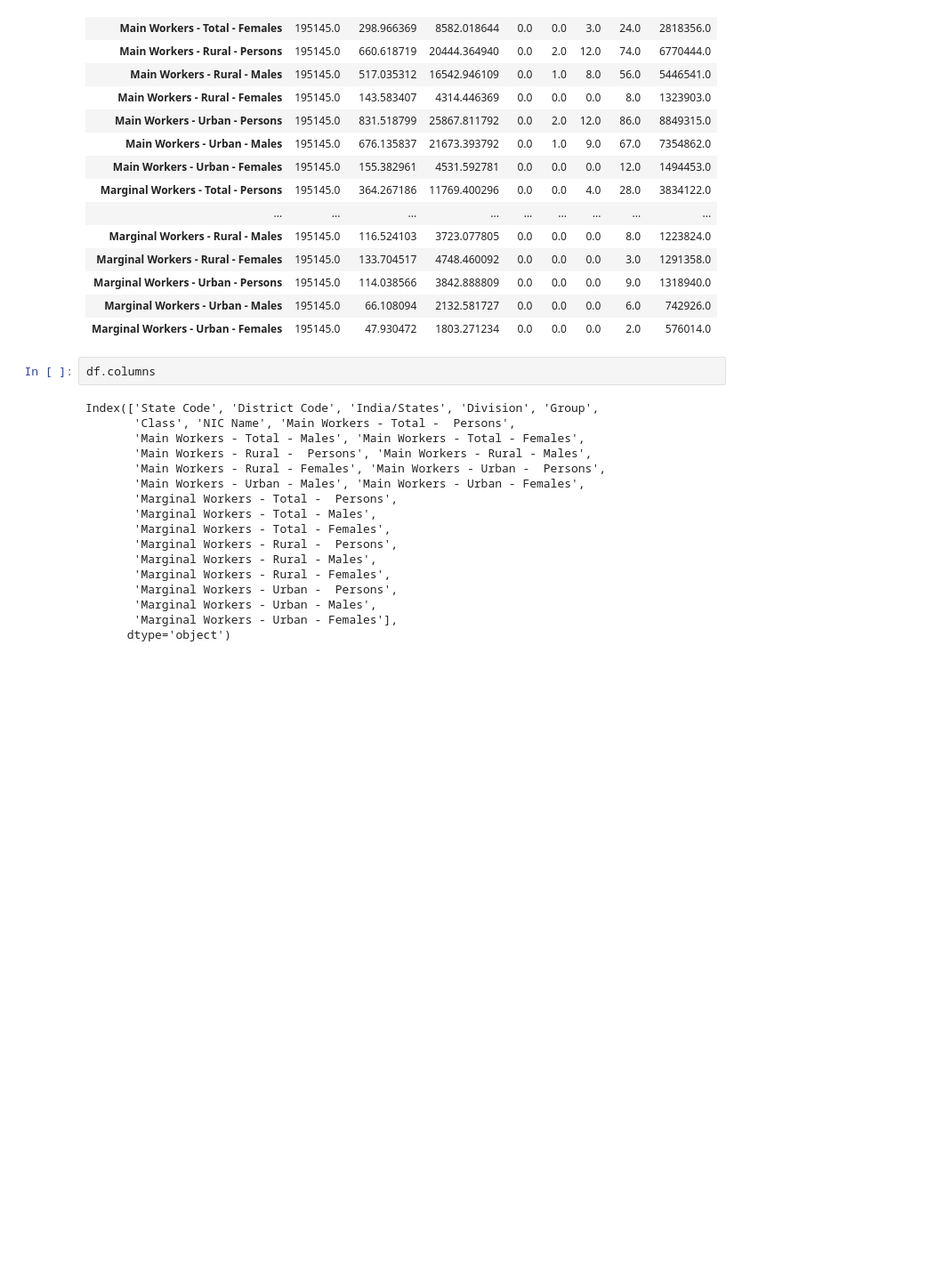
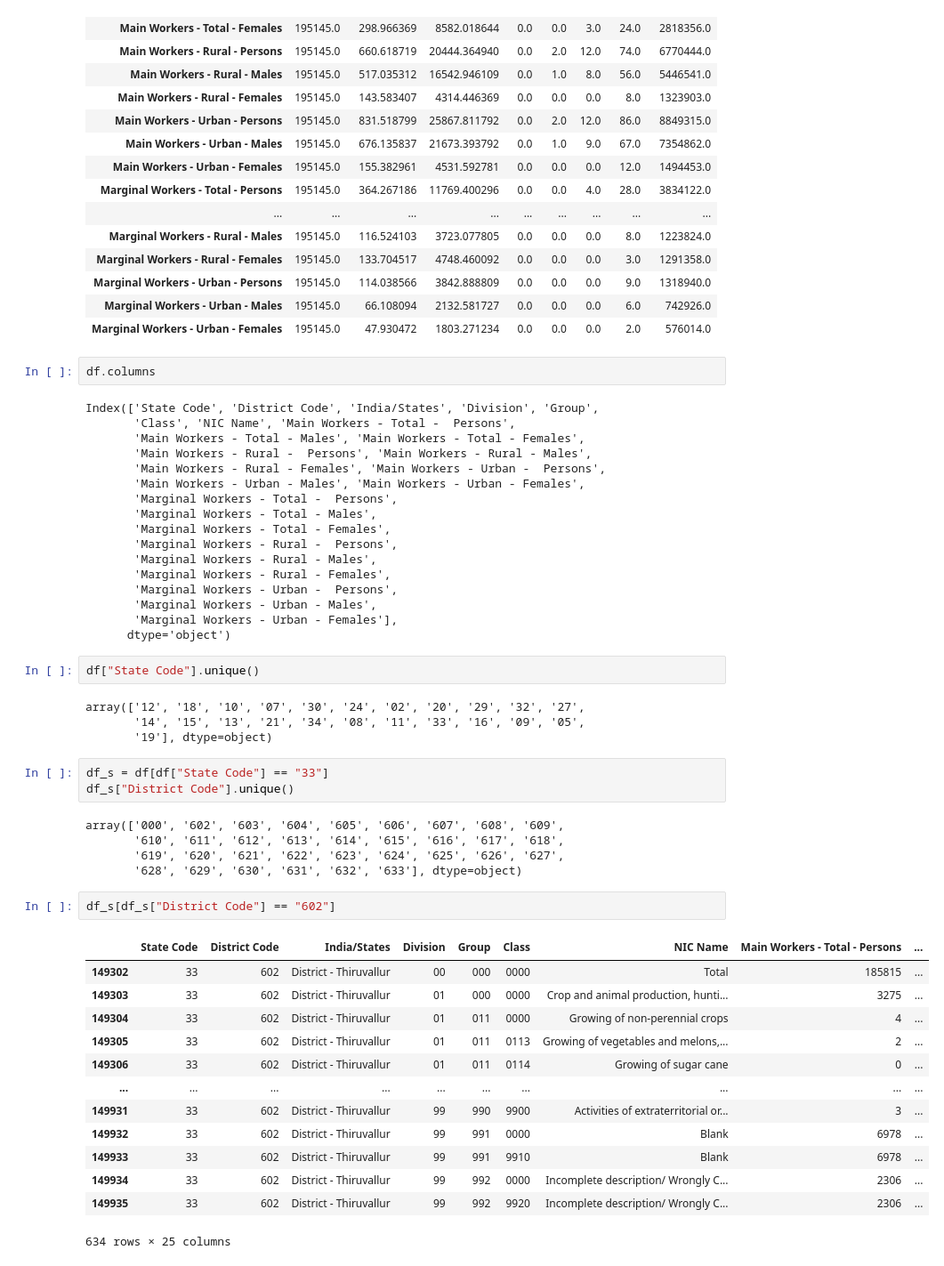
Before and after one commit to Thejasrajsathyamoorthy/Industrial-Human-Resources, a Jupyter notebook: HR_1.ipynb, the cells around one changed output. Shown at 89% size. Cells and saved outputs as stored; diff of their text form; blank space fills up the shorter version.

```diff
--- a/HR_1.ipynb
+++ b/HR_1.ipynb
@@ -115,3 +120,33 @@ Index(['State Code', 'District Code', 'India/States', 'Division', 'Group',
        'Marginal Workers - Urban - Males',
        'Marginal Workers - Urban - Females'],
       dtype='object')
+# %%
+df["State Code"].unique()
+# %% [output]
+array(['12', '18', '10', '07', '30', '24', '02', '20', '29', '32', '27',
+       '14', '15', '13', '21', '34', '08', '11', '33', '16', '09', '05',
+       '19'], dtype=object)
+# %%
+df_s = df[df["State Code"] == "33"]
+df_s["District Code"].unique()
+# %% [output]
+array(['000', '602', '603', '604', '605', '606', '607', '608', '609',
+       '610', '611', '612', '613', '614', '615', '616', '617', '618',
+       '619', '620', '621', '622', '623', '624', '625', '626', '627',
+       '628', '629', '630', '631', '632', '633'], dtype=object)
+# %%
+df_s[df_s["District Code"] == "602"]
+# %% [output]
+|  | State Code | District Code | India/States | Division | Group | Class | NIC Name | Main Workers - Total - Persons | ... |
+| 149302 | 33 | 602 | District - Thiruvallur | 00 | 000 | 0000 | Total | 185815 | ... |
+| 149303 | 33 | 602 | District - Thiruvallur | 01 | 000 | 0000 | Crop and animal production, hunti... | 3275 | ... |
+| 149304 | 33 | 602 | District - Thiruvallur | 01 | 011 | 0000 | Growing of non-perennial crops | 4 | ... |
+| 149305 | 33 | 602 | District - Thiruvallur | 01 | 011 | 0113 | Growing of vegetables and melons,... | 2 | ... |
+| 149306 | 33 | 602 | District - Thiruvallur | 01 | 011 | 0114 | Growing of sugar cane | 0 | ... |
+| ... | ... | ... | ... | ... | ... | ... | ... | ... | ... |
+| 149931 | 33 | 602 | District - Thiruvallur | 99 | 990 | 9900 | Activities of extraterritorial or... | 3 | ... |
+| 149932 | 33 | 602 | District - Thiruvallur | 99 | 991 | 0000 | Blank | 6978 | ... |
+| 149933 | 33 | 602 | District - Thiruvallur | 99 | 991 | 9910 | Blank | 6978 | ... |
+| 149934 | 33 | 602 | District - Thiruvallur | 99 | 992 | 0000 | Incomplete description/ Wrongly C... | 2306 | ... |
+| 149935 | 33 | 602 | District - Thiruvallur | 99 | 992 | 9920 | Incomplete description/ Wrongly C... | 2306 | ... |
+634 rows × 25 columns
```
Also changed, not shown: parts of 2 cells of this notebook.
